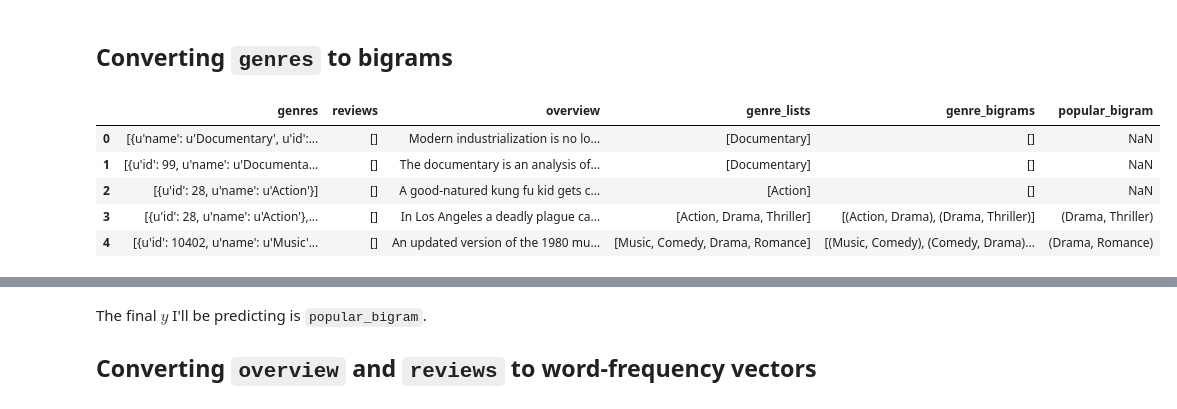
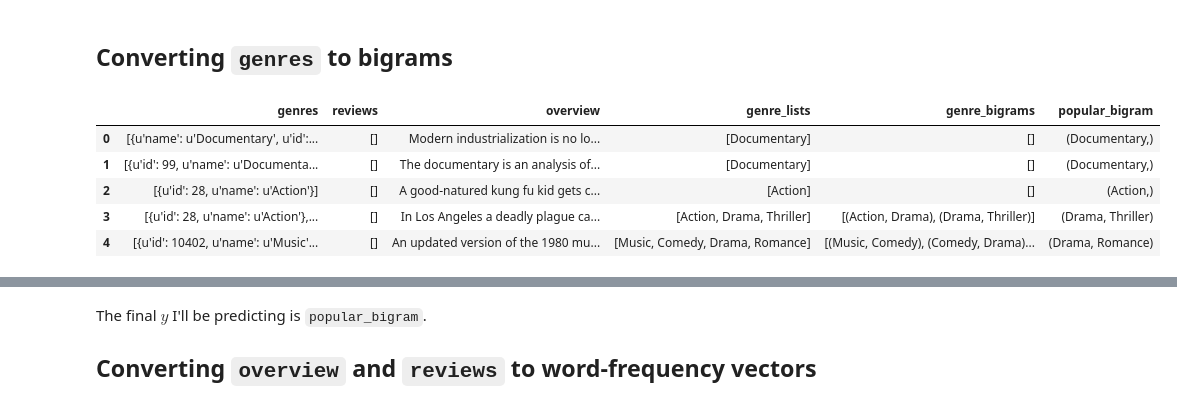
Before and after one commit to QuinnLee/cs109-project, a Jupyter notebook: notebooks/milestone_3/aa_ML3_naive_bayes.ipynb, the cells around one changed output, grey strips where cells are left out. Saved outputs shown, nothing was run; the diff lists cells and outputs as text; code cells hidden in the pictures.

```diff
--- a/notebooks/milestone_3/aa_ML3_naive_bayes.ipynb
+++ b/notebooks/milestone_3/aa_ML3_naive_bayes.ipynb
@@ -23,9 +24,9 @@ plt.style.use('ggplot')
 # %% [markdown]
 ## Grabbing the data
 # %%
-df = pd.read_json('../../data/themoviedb-5k-sample-4-15-2017.json')
-print(df.shape)
-df.head()
+raw = pd.read_json('../../data/themoviedb-5k-sample-4-15-2017.json')
+print(raw.shape)
+raw.head()
 # %% [output]
 (5000, 29)
 |  | adult | backdrop_path | belongs_to_collection | budget | cast | crew | genre_ids | genres | homepage | ... |
@@ -37,9 +38,9 @@ df.head()
 5 rows × 29 columns
 # %%
 # Keeping only genres, overviews, and reviews
-df = df[['genres', 'reviews', 'overview']].copy()
-print(df.shape)
-df.head()
+raw = raw[['genres', 'reviews', 'overview']].copy()
+print(raw.shape)
+raw.head()
 # %% [output]
 (5000, 3)
 |  | genres | reviews | overview |
@@ -53,33 +54,35 @@ df.head()
 # %%
 all_bigrams_ever = []
 
 def bigrams(row):
     return zip(row['genre_lists'], row['genre_lists'][1:])
 
 def col_for_each_bigram(row):
     for bigram in row['genre_bigrams']:
         all_bigrams_ever.append(tuple(sorted(bigram)))
     return row
 
 def popular_bigram(row):
     for k in row['genre_bigrams']:
-        if bigram_frequency[k] <= 50:
+        if bigram_frequency[k] <= 50 and len(row['genre_lists']) != 1:
             row['popular_bigram'] = 'Other'
         elif k in OrderedDict(bigram_frequency.most_common()).keys() and row['popular_bigram'] != k:
             row['popular_bigram'] = k
+    if len(row['genre_lists']) == 1:
+        row['popular_bigram'] = tuple(row['genre_lists'])
     return row
 
-df['genre_lists'] = df.apply(lambda x: [y['name'] for y in x['genres']], axis = 1)
-df['genre_bigrams'] = df.apply(lambda x: bigrams(x), axis = 1)
-df['popular_bigram'] = np.nan
-df = df.apply(lambda x: col_for_each_bigram(x), axis = 1)
+raw['genre_lists'] = raw.apply(lambda x: [y['name'] for y in x['genres']], axis = 1)
+raw['genre_bigrams'] = raw.apply(lambda x: bigrams(x), axis = 1)
+raw['popular_bigram'] = np.nan
+raw = raw.apply(lambda x: col_for_each_bigram(x), axis = 1)
 bigram_frequency = Counter(all_bigrams_ever)
-df = df.apply(lambda x: popular_bigram(x), axis = 1)
-df.head()
+raw = raw.apply(lambda x: popular_bigram(x), axis = 1)
+raw.head()
 # %% [output]
 |  | genres | reviews | overview | genre_lists | genre_bigrams | popular_bigram |
-| 0 | [{u'name': u'Documentary', u'id':... | [] | Modern industrialization is no lo... | [Documentary] | [] | NaN |
-| 1 | [{u'id': 99, u'name': u'Documenta... | [] | The documentary is an analysis of... | [Documentary] | [] | NaN |
-| 2 | [{u'id': 28, u'name': u'Action'}] | [] | A good-natured kung fu kid gets c... | [Action] | [] | NaN |
+| 0 | [{u'name': u'Documentary', u'id':... | [] | Modern industrialization is no lo... | [Documentary] | [] | (Documentary,) |
+| 1 | [{u'id': 99, u'name': u'Documenta... | [] | The documentary is an analysis of... | [Documentary] | [] | (Documentary,) |
+| 2 | [{u'id': 28, u'name': u'Action'}] | [] | A good-natured kung fu kid gets c... | [Action] | [] | (Action,) |
 | 3 | [{u'id': 28, u'name': u'Action'},... | [] | In Los Angeles a deadly plague ca... | [Action, Drama, Thriller] | [(Action, Drama), (Drama, Thriller)] | (Drama, Thriller) |
 | 4 | [{u'id': 10402, u'name': u'Music'... | [] | An updated version of the 1980 mu... | [Music, Comedy, Drama, Romance] | [(Music, Comedy), (Comedy, Drama)... | (Drama, Romance) |
```
Also changed, not shown: parts of 19 cells of this notebook.
